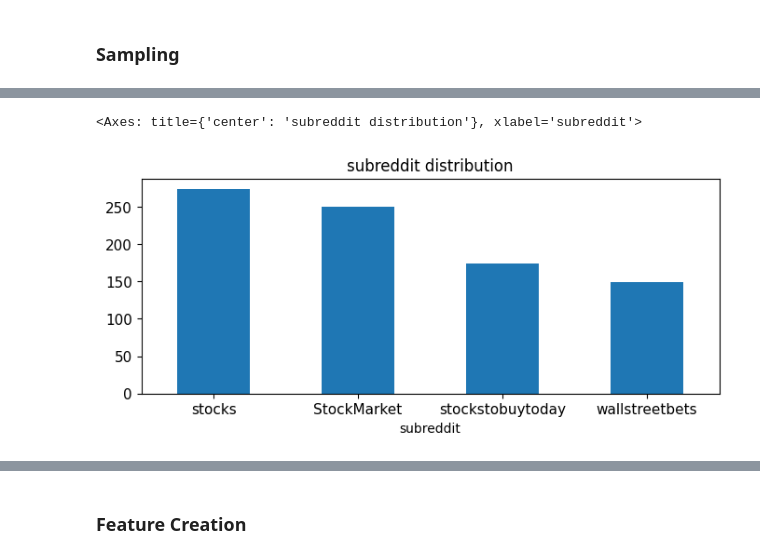
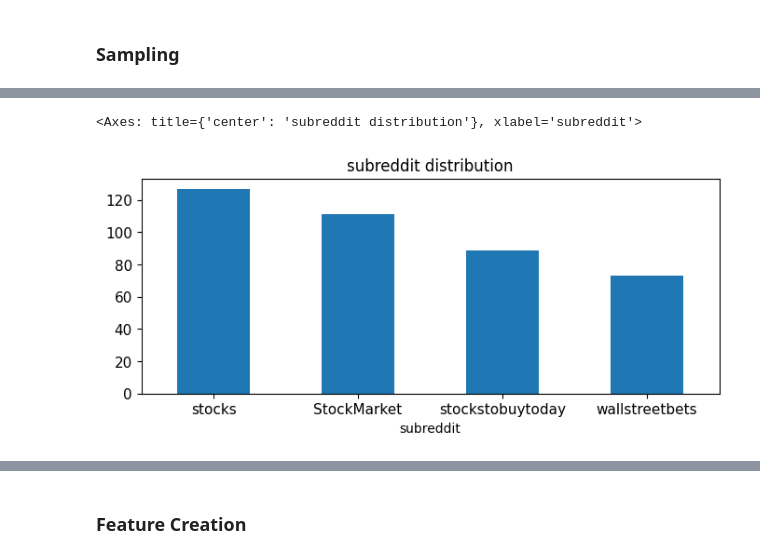
Before and after one commit to GGHOSTRADER/DM2025-Lab1-Exercise, a Jupyter notebook: DM2025-Lab1-Homework.ipynb, the cells around one changed output, grey strips where cells are left out. Saved outputs shown, nothing was run; the diff lists cells and outputs as text; code cells hidden in the pictures.

```diff
--- a/DM2025-Lab1-Homework.ipynb
+++ b/DM2025-Lab1-Homework.ipynb
@@ -254,11 +256,12 @@ print("2) ---- Sample HEAD ---- \n",new_data_set_df_sample.iloc[:,:4].head(5))
 # %%
 # plot barchart for rebreddit
-new_data_set_df.subreddit.value_counts().plot(kind = 'bar',
+
+new_data_set_df_sample.subreddit.value_counts().plot(kind = 'bar',
                                     title = 'subreddit distribution',
                                     rot = 0, fontsize = 11, figsize = (8,3))
 # %% [output]
 <Axes: title={'center': 'subreddit distribution'}, xlabel='subreddit'>
-[figure, old version]
+[figure, new version]
 # %%
 # plot barchart for rebreddit of Sample
 new_data_set_df_sample.subreddit.value_counts().plot(kind = 'bar',
```
Also changed, not shown: parts of 66 cells of this notebook.
